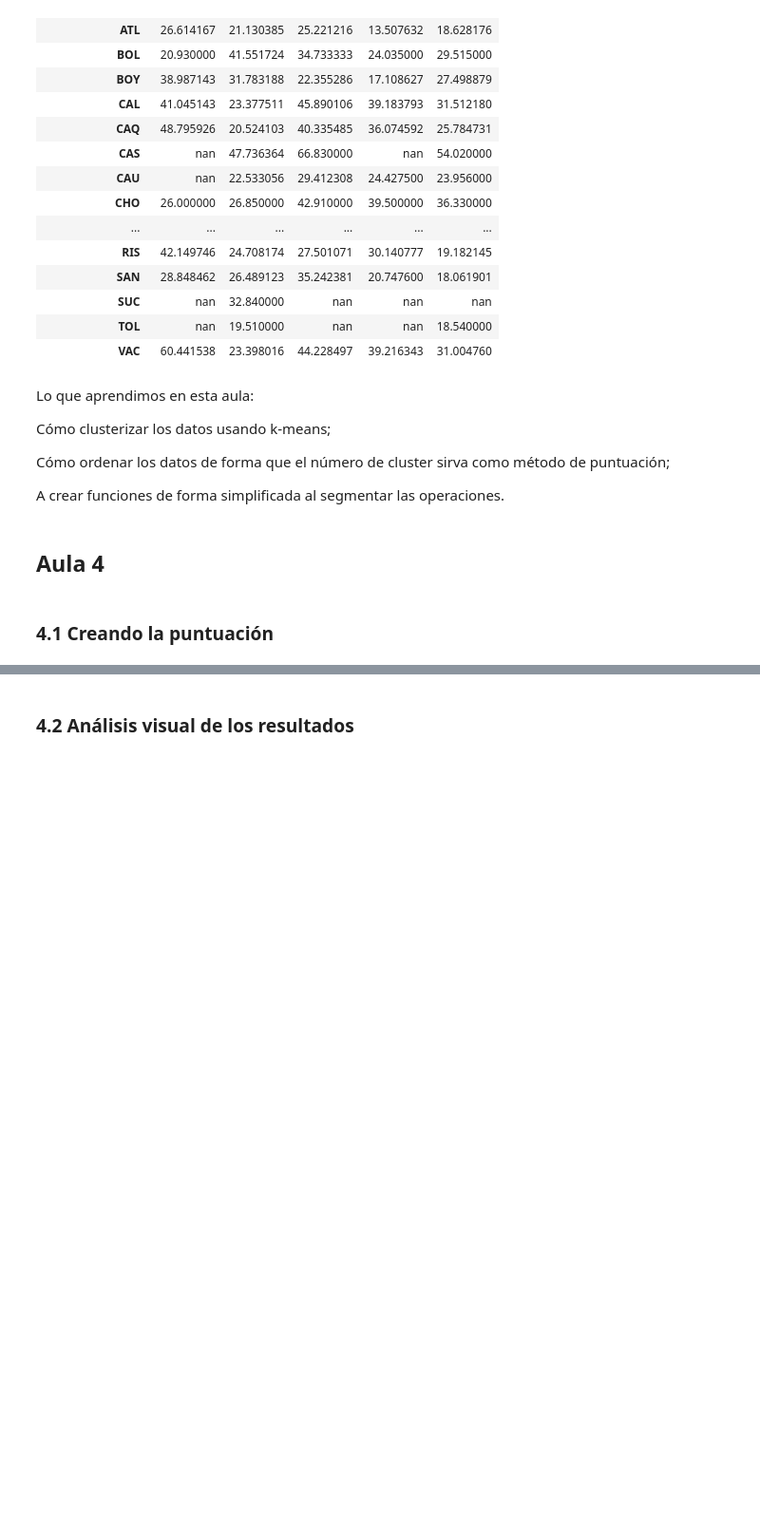
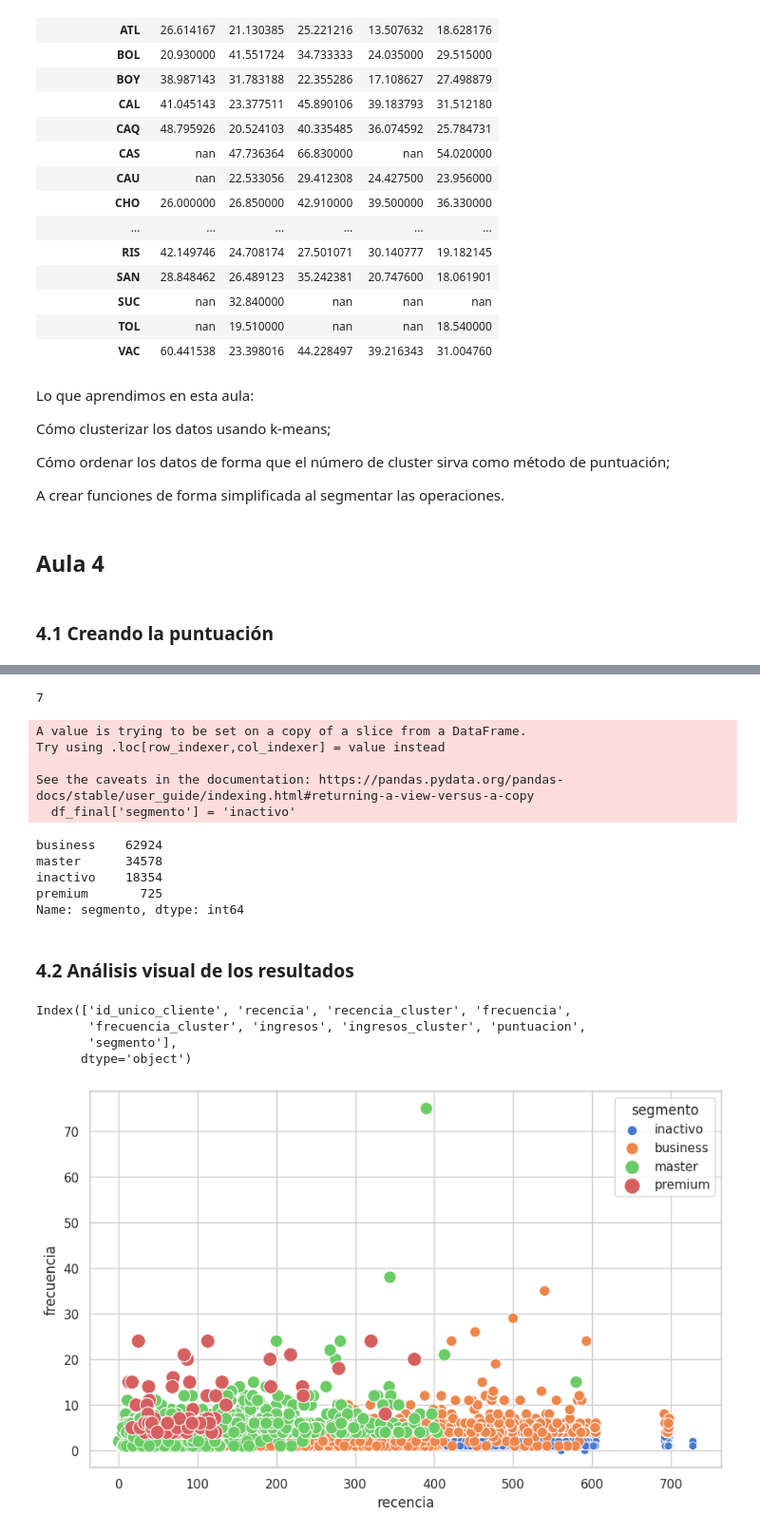
Before and after one commit to AdrianCPC/Profundizacion_Data_Analysis, a Jupyter notebook: Segmentos_de_Clientes.ipynb, the cells around one changed output, grey strips where cells are left out. Shown at 95% size. Saved outputs shown, nothing was run; the diff lists cells and outputs as text; code cells hidden in the pictures; blank space fills up the shorter version.

```diff
--- a/Segmentos_de_Clientes.ipynb
+++ b/Segmentos_de_Clientes.ipynb
@@ -603,0 +613,2 @@ A crear funciones de forma simplificada al segmentar las operaciones.
+# %%
+df_final = df_usuario[['id_unico_cliente', 'recencia','recencia_cluster','frecuencia','frecuencia_cluster', 'ingresos','ingresos_cluster']]
@@ -603,0 +624,4 @@ A crear funciones de forma simplificada al segmentar las operaciones.
+# %%
+#creando columna puntuacion
+
+df_final['puntuacion'] = df_usuario['recencia_cluster'] + df_usuario['frecuencia_cluster'] + df_usuario['ingresos_cluster']
@@ -603,0 +643,23 @@ A crear funciones de forma simplificada al segmentar las operaciones.
+# %%
+df_final.puntuacion.max()
+# %% [output]
+7
+# %%
+df_final['segmento'] = 'inactivo'
+df_final.loc[df_final['puntuacion']>=1, 'segmento'] = 'business'
+df_final.loc[df_final['puntuacion']>=3, 'segmento'] = 'master'
+df_final.loc[df_final['puntuacion']>=5, 'segmento'] = 'premium'
+# %% [output]
+A value is trying to be set on a copy of a slice from a DataFrame.
+Try using .loc[row_indexer,col_indexer] = value instead
+
+See the caveats in the documentation: https://pandas.pydata.org/pandas-docs/stable/user_guide/indexing.html#returning-a-view-versus-a-copy
+  df_final['segmento'] = 'inactivo'
+# %%
+df_final.segmento.value_counts()
+# %% [output]
+business    62924
+master      34578
+inactivo    18354
+premium       725
+Name: segmento, dtype: int64
@@ -604,2 +668,20 @@ A crear funciones de forma simplificada al segmentar las operaciones.
 # %% [markdown]
 ### 4.2 Análisis visual de los resultados
+# %%
+def plot_segmento(x,y,datos):
+  plt.figure(figsize=(10,6))
+  sns.set(palette='muted',color_codes=True,style='whitegrid')
+  sns.scatterplot(x=x,y=y,hue='segmento',data=datos,size='segmento',sizes=(50,150),size_order=['premium','master','business','inactivo'])
+
+  plt.show()
+# %%
+df_final.columns
+# %% [output]
+Index(['id_unico_cliente', 'recencia', 'recencia_cluster', 'frecuencia',
+       'frecuencia_cluster', 'ingresos', 'ingresos_cluster', 'puntuacion',
+       'segmento'],
+      dtype='object')
+# %%
+plot_segmento('recencia','frecuencia',df_final)
+# %% [output]
+[figure, added]
```
Also changed, not shown: parts of 23 cells of this notebook.
